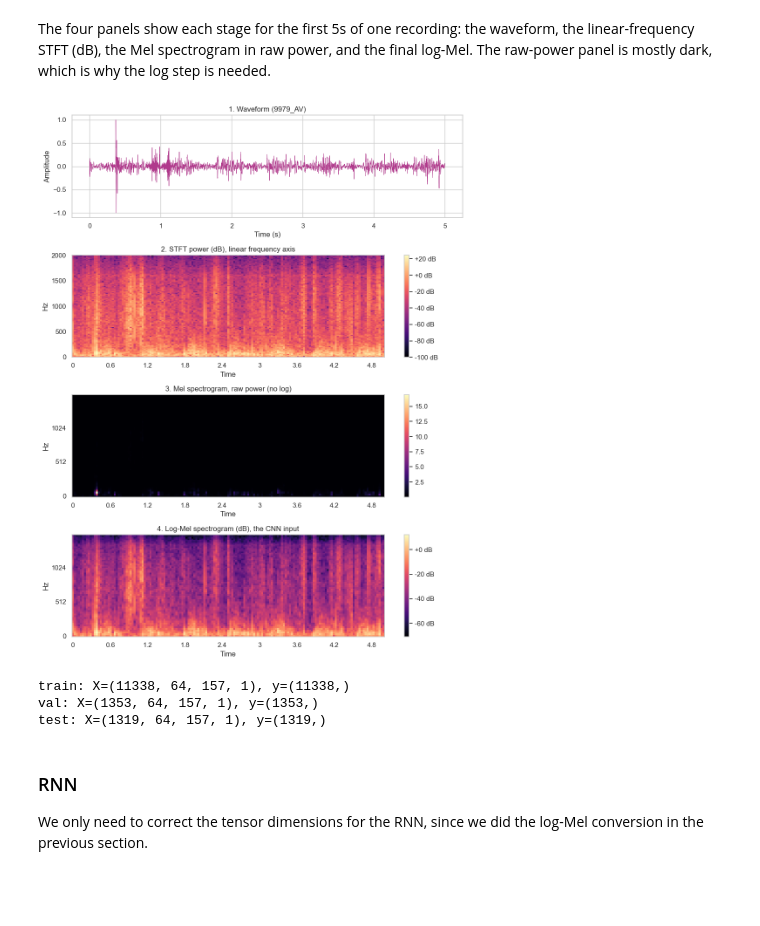
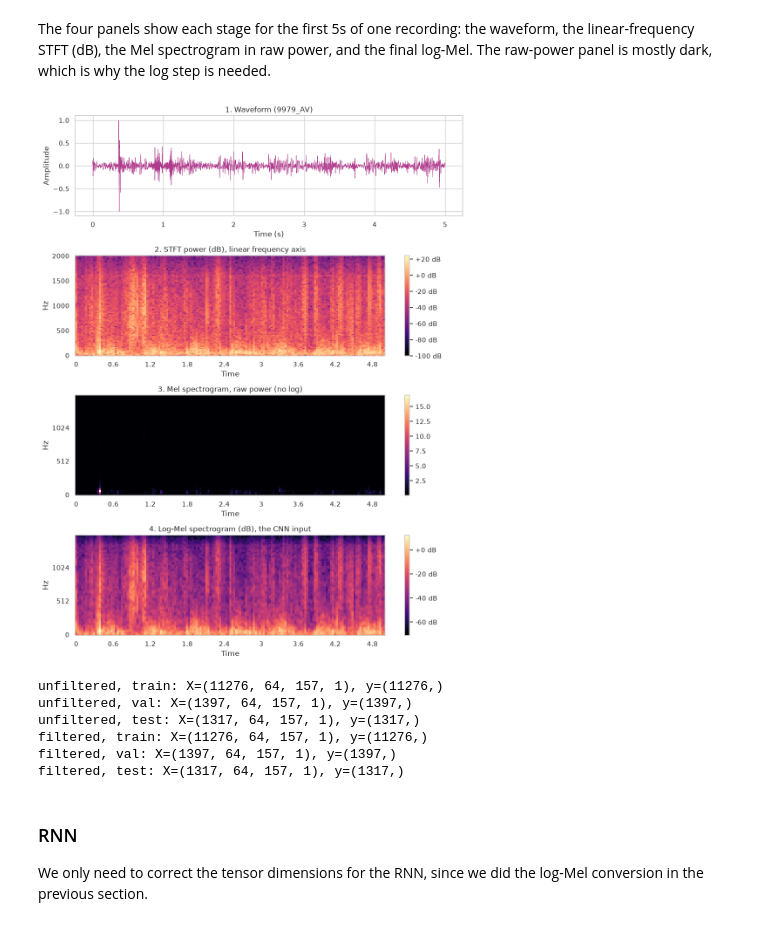
Before and after one commit to anaaaraujoo/heart-murmur-classification, a Jupyter notebook: pre_processment.ipynb, the cells around one changed output. Cells and saved outputs as stored; diff of their text form; code cells hidden in the pictures; blank space fills up the shorter version.

Commit message:
fix paths in the notebook, fix the splitting and add stratification, delete 1d cnn, change bandpass filter

```diff
--- a/pre_processment.ipynb
+++ b/pre_processment.ipynb
@@ -15,16 +16,14 @@ from scipy.signal import butter, sosfiltfilt
 sns.set_theme(style="whitegrid")
 # %%
 # Data and paths
-df = pd.read_csv(r"C:\Users\franc\Desktop\AC2\data\training_data.csv")
-files_path = pathlib.Path(r"C:\Users\franc\Desktop\AC2\data\training_data")
+df = pd.read_csv("data/training_data.csv")
+files_path = Path("data/training_data")
 extension = ".wav"
 
 # Put all the .wav files in a separate folder
-destination = pathlib.Path(r"C:\Users\franc\Desktop\AC2\data\audio")
+destination = Path("data/audio")
 destination.mkdir(parents=True, exist_ok=True)
-moved = 0
-for p in files_path.rglob("*"):
-    if p.is_file() and p.suffix.lower() == ".wav":
-        p.rename(destination / p.name)
-        moved += 1
-audio_files = [p for p in destination.rglob("*") if p.is_file() and p.suffix.lower() == extension]
+audio_files = sorted(files_path.rglob("*.wav"))
+
+print(f"Audio files found: {len(audio_files)}")
+assert len(audio_files) == 3163# Expected 3163 WAV files. It's on the 1st page of the document the professor gave
@@ -31,8 +34,8 @@ audio_files = [p for p in destination.rglob("*") if p.is_file() and p.suffix.low
 # %%
-
 drop = []
 for col in df.columns:
-    if col not in ["Patient ID", "Murmur", "Recording locations:", "Murmur locations"]:
+    if col not in ["Patient ID", "Murmur", "Recording locations:", "Murmur locations", "Additional ID"]:
         drop.append(col)
 df = df.drop(columns=drop)
+assert df["Patient ID"].nunique() == len(df)
 # %%
@@ -75,10 +80,9 @@ Firstly, we perform validation steps for all data avaliable, needed for all futu
 
 ### 1. Validating the audio files
 # %%
-path = pathlib.Path(r"C:\Users\franc\Desktop\AC2\data\audio")
 reports = []
 
-for file in path.rglob("*"):
+for file in audio_files:
     data, sr = sf.read(file, dtype="float32", always_2d=True)
 
     report = {
@@ -179,26 +215,26 @@ Heart sounds and murmurs sit roughly between 25 and 400 Hz: energy outside that
 # %%
-
 def normalize_amplitude(audio):
     peak = np.max(np.abs(audio))
     if peak == 0:
         return audio
     return audio / peak
 
-def clean_noise(audio):
-    sos = butter(4, [25, 400], btype="band", fs=4000, output="sos")
-    audio = sosfiltfilt(sos, audio)          # band-pass
+def clean_noise(audio, bandpass=True):
+    if bandpass:
+        sos = butter(4, [20, 600], btype="band", fs=4000, output="sos")
+        audio = sosfiltfilt(sos, audio)
     return normalize_amplitude(audio)
 
 # Very low RMS - silent or flat
 # Peak-to-RMS ratio or high-percentile amplitude - loud burst
-# Low fraction of energy in 25-400 Hz - broadband noise
+# Low fraction of energy in 20-600 Hz - broadband noise
 
 def window_quality(w, raw_w, sr=4000):
     rms = np.sqrt(np.mean(w**2))                               # loudness
     crest = np.max(np.abs(w)) / (rms + 1e-12)                  # high = isolated spikes
     spec = np.abs(np.fft.rfft(raw_w))**2
     freqs = np.fft.rfftfreq(len(raw_w), 1/sr)
-    band_ratio = spec[(freqs >= 25) & (freqs <= 400)].sum() / (spec.sum() + 1e-12)  # low = mostly out-of-band noise
+    band_ratio = spec[(freqs >= 20) & (freqs <= 600)].sum() / (spec.sum() + 1e-12)
     return {"rms": rms, "crest": crest, "band_ratio": band_ratio}
 # %% [markdown]
 For all recordings, we follow this pipeline:
@@ -377,32 +374,32 @@ def first_window(df_, murmur):
     audio, sr = sf.read(row["Audio Path"], dtype="float32")
     assert sr == SR
     windows, _ = split_audio_into_windows(normalize_amplitude(audio), sr, WINDOW_S)
-    return windows[0], pathlib.Path(row["Audio Path"]).stem
+    return windows[0], Path(row["Audio Path"]).stem
 
 w, name = first_window(train_df, "Present")
 t = np.arange(len(w)) / SR
 
 stft_db = librosa.power_to_db(np.abs(librosa.stft(w, n_fft=N_FFT, hop_length=HOP))**2,
                               ref=1.0, amin=AMIN, top_db=None)
 mel_power = librosa.feature.melspectrogram(y=w, sr=SR, n_fft=N_FFT, hop_length=HOP,
                                            n_mels=N_MELS, fmin=FMIN, fmax=FMAX)
 logmel = window_to_logmel(w)
 
 fig, ax = plt.subplots(4, 1, figsize=(10, 13))
 ax[0].plot(t, w, lw=0.6, color="#b03a8c")
 ax[0].set(title=f"1. Waveform ({name})", xlabel="Time (s)", ylabel="Amplitude")
 
 im = librosa.display.specshow(stft_db, sr=SR, hop_length=HOP, x_axis="time", y_axis="linear", ax=ax[1], cmap="magma")
 ax[1].set_title("2. STFT power (dB), linear frequency axis"); fig.colorbar(im, ax=ax[1], format="%+.0f dB")
 
 im = librosa.display.specshow(mel_power, sr=SR, hop_length=HOP, x_axis="time", y_axis="mel",
                               fmin=FMIN, fmax=FMAX, ax=ax[2], cmap="magma")
 ax[2].set_title("3. Mel spectrogram, raw power (no log)"); fig.colorbar(im, ax=ax[2])
 
 im = librosa.display.specshow(logmel, sr=SR, hop_length=HOP, x_axis="time", y_axis="mel",
                               fmin=FMIN, fmax=FMAX, ax=ax[3], cmap="magma")
 ax[3].set_title("4. Log-Mel spectrogram (dB), the CNN input"); fig.colorbar(im, ax=ax[3], format="%+.0f dB")
 
 plt.tight_layout(); plt.show()
 # %% [output]
-[figure, old version]
+[figure, new version]
@@ -409,26 +415,26 @@ plt.tight_layout(); plt.show()
 # %%
-out_dir = pathlib.Path("./processed_data/cnn_2d")
-out_dir.mkdir(parents=True, exist_ok=True)
+for option in ["unfiltered", "filtered"]:
+    out_dir = Path("data/processed/cnn_2d") / option
+    out_dir.mkdir(parents=True, exist_ok=True)
 
-for split in ["train", "val", "test"]:
-    Xw, meta_df = load_kept(split)
-    X = np.stack([window_to_logmel(w[:, 0]) for w in Xw]).astype("float32")[..., None]
-    y = meta_df["Murmur"].map(label_map).to_numpy()
-    groups = meta_df["Patient ID"].to_numpy()
+    for split in ["train", "val", "test"]:
+        Xw, meta_df = load_kept(split, option)
+        X = np.stack([window_to_logmel(w[:, 0]) for w in Xw]).astype("float32")[..., None]
+        y = meta_df["Murmur"].map(label_map).to_numpy()
+        groups = meta_df["Patient ID"].to_numpy()
 
-    # same windows as the 1D dataset
-    m1 = pd.read_csv(f"./processed_data/cnn_1d/meta_{split}_1d.csv")
-    assert m1[["Recording ID", "Window ID"]].equals(meta_df[["Recording ID", "Window ID"]])
-
-    np.save(out_dir / f"X_{split}_2d.npy", X)
-    np.save(out_dir / f"y_{split}_2d.npy", y)
-    np.save(out_dir / f"groups_{split}_2d.npy", groups)
-    meta_df.to_csv(out_dir / f"meta_{split}_2d.csv", index=False)
-    print(f"{split}: X={X.shape}, y={y.shape}")
+        np.save(out_dir / f"X_{split}_2d.npy", X)
+        np.save(out_dir / f"y_{split}_2d.npy", y)
+        np.save(out_dir / f"groups_{split}_2d.npy", groups)
+        meta_df.to_csv(out_dir / f"meta_{split}_2d.csv", index=False)
+        print(f"{option}, {split}: X={X.shape}, y={y.shape}")
 # %% [output]
-train: X=(11338, 64, 157, 1), y=(11338,)
-val: X=(1353, 64, 157, 1), y=(1353,)
-test: X=(1319, 64, 157, 1), y=(1319,)
+unfiltered, train: X=(11276, 64, 157, 1), y=(11276,)
+unfiltered, val: X=(1397, 64, 157, 1), y=(1397,)
+unfiltered, test: X=(1317, 64, 157, 1), y=(1317,)
+filtered, train: X=(11276, 64, 157, 1), y=(11276,)
+filtered, val: X=(1397, 64, 157, 1), y=(1397,)
+filtered, test: X=(1317, 64, 157, 1), y=(1317,)
 # %% [markdown]
 ### RNN
 We only need to correct the tensor dimensions for the RNN, since we did the log-Mel conversion in the previous section.
```
Also changed, not shown: parts of 24 cells of this notebook.
